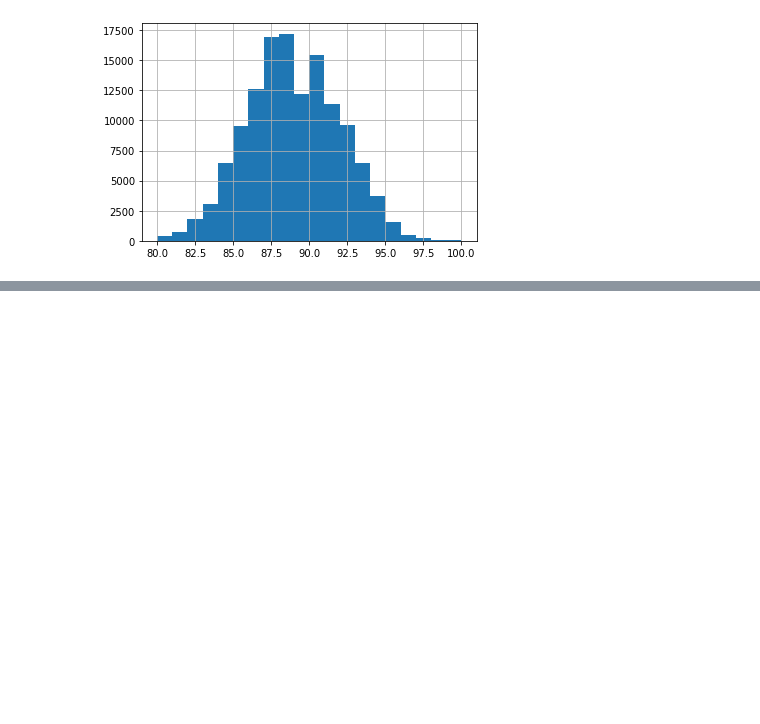
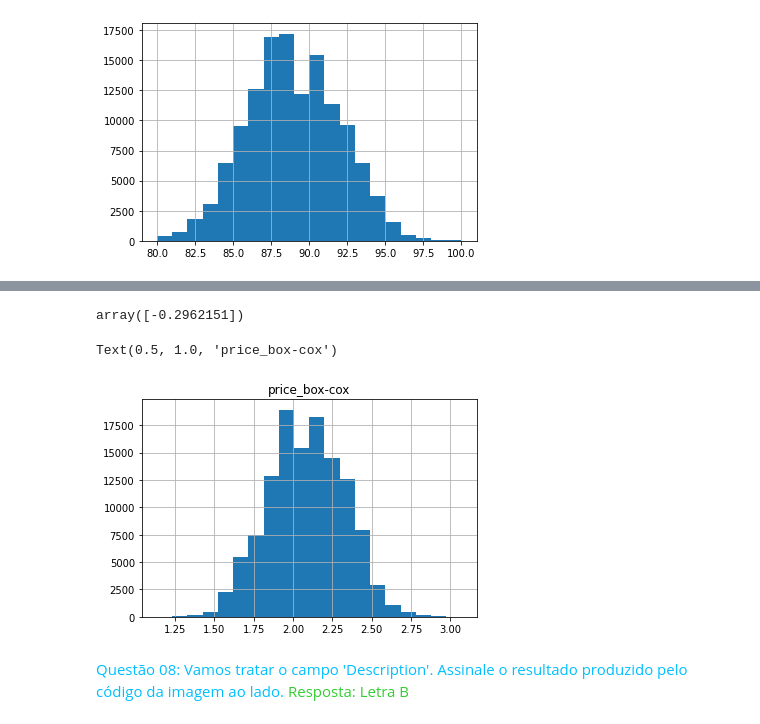
Before and after one commit to italo013/Data-Wrangling-e-Data-Cleaning, a Jupyter notebook: Certificação - Data Wrangling e Data Cleaning/certificacao.ipynb, the cells around one changed output, grey strips where cells are left out. Drawn from its saved outputs; the diff is of its cells as text; code cells hidden in the pictures; blank space fills up the shorter version.

```diff
--- a/Certificação - Data Wrangling e Data Cleaning/certificacao.ipynb
+++ b/Certificação - Data Wrangling e Data Cleaning/certificacao.ipynb
@@ -46,0 +254,2 @@ df['points'].hist(bins=20)
+# %%
+df = pd.read_csv('Anexo Certificacao - Data Cleaning e Data Wrangling.csv')
@@ -46,0 +258,13 @@ df['points'].hist(bins=20)
+# %%
+boxcox_transformer = PowerTransformer(method='box-cox', standardize=False)
+df['price_box-cox'] = boxcox_transformer.fit_transform(df[['price']])
+display(boxcox_transformer.lambdas_)
+df['price_box-cox'].hist(bins=20)
+plt.title('price_box-cox')
+# %% [output]
+array([-0.2962151])
+Text(0.5, 1.0, 'price_box-cox')
+[figure, added]
+# %% [markdown]
+<font color='DeepSkyBlue'>Questão 08: Vamos tratar o campo 'Description'. Assinale o resultado produzido pelo código da imagem ao lado. </p>
+<font color='limegreen'>Resposta: Letra B</font>
```
Also changed, not shown: parts of 42 cells of this notebook, 1 other file.
